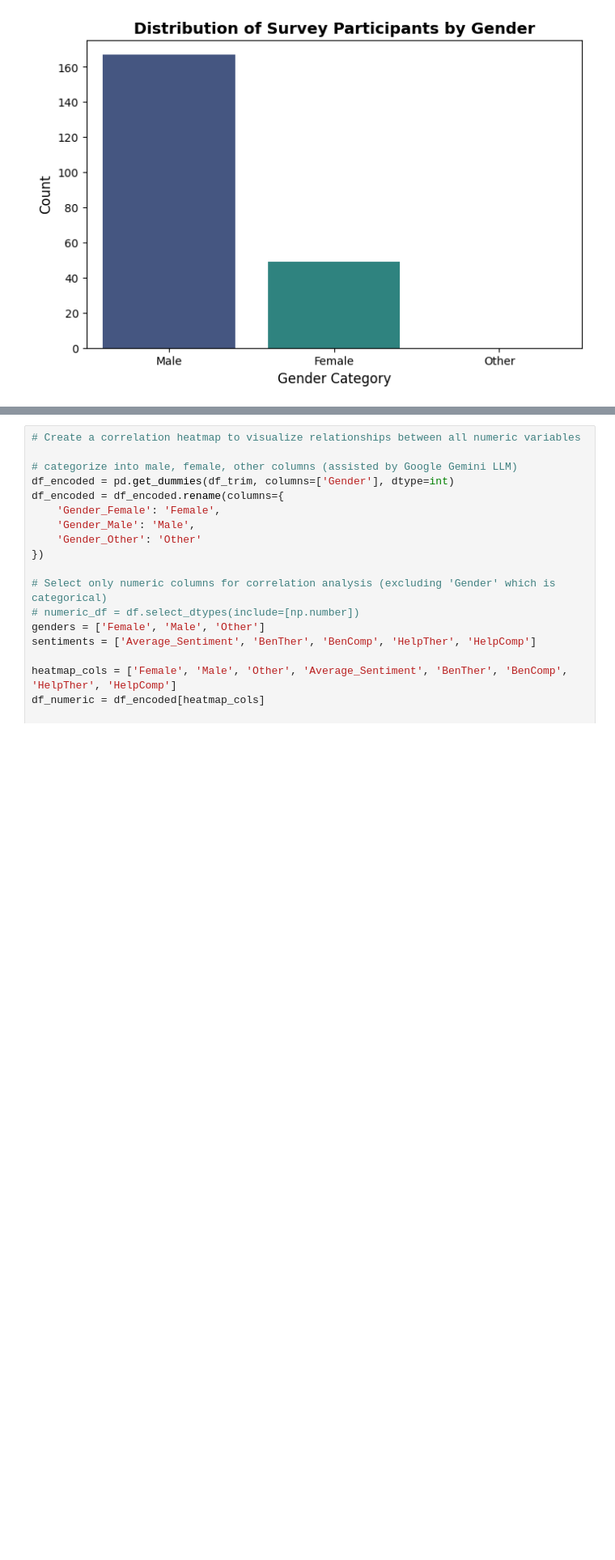
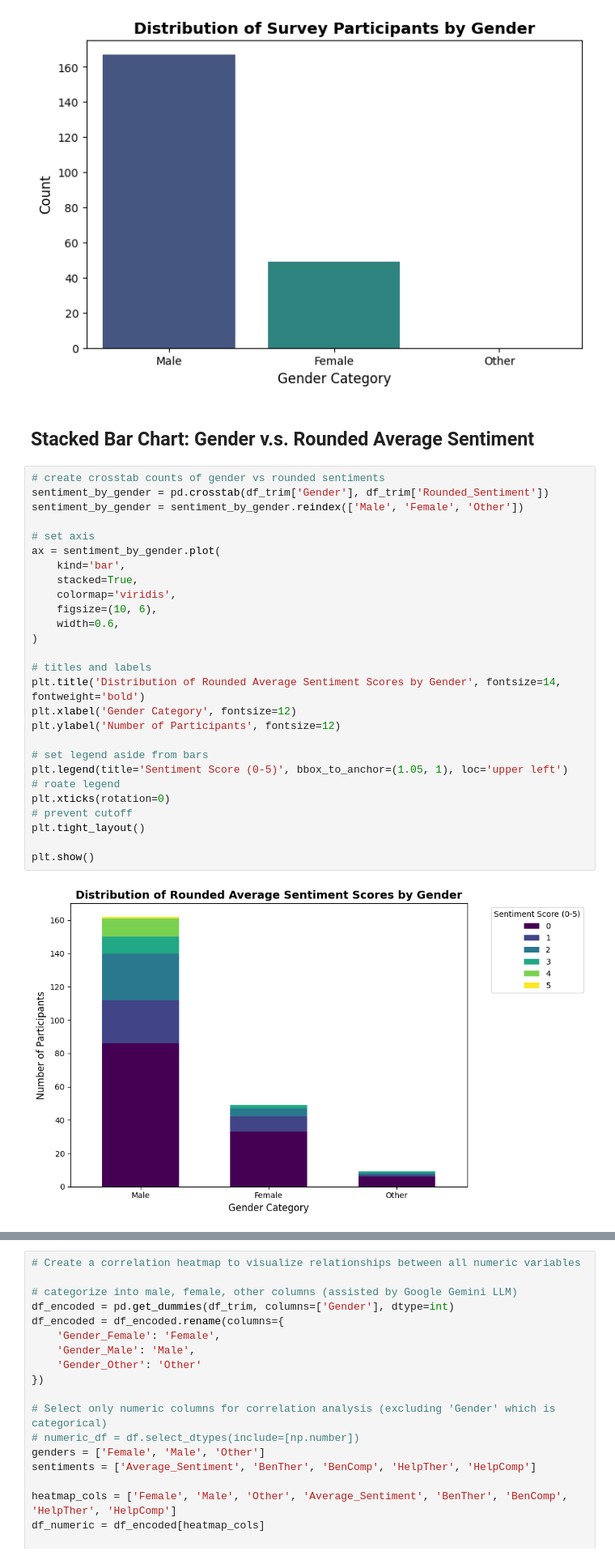
Before and after one commit to avamwilliams/105Lab5-6, a Jupyter notebook: proj.ipynb, the cells around one changed output, grey strips where cells are left out. Shown at 81% size. Drawn from its saved outputs; the diff is of its cells as text; blank space fills up the shorter version.

Commit message:
Update proj.ipynb
re-add stacked bar chart

```diff
--- a/proj.ipynb
+++ b/proj.ipynb
@@ -63,4 +63,35 @@ Passing `palette` without assigning `hue` is deprecated and will be removed in v
 
   sns.countplot(data=df, x='Gender', palette='viridis', order=['Male', 'Female', 'Other'])
 [figure]
+# %% [markdown]
+## Stacked Bar Chart: Gender v.s. Rounded Average Sentiment
+# %%
+# create crosstab counts of gender vs rounded sentiments
+sentiment_by_gender = pd.crosstab(df_trim['Gender'], df_trim['Rounded_Sentiment'])
+sentiment_by_gender = sentiment_by_gender.reindex(['Male', 'Female', 'Other'])
+
+# set axis
+ax = sentiment_by_gender.plot(
+    kind='bar',
+    stacked=True,
+    colormap='viridis',
+    figsize=(10, 6),
+    width=0.6,
+)
+
+# titles and labels
+plt.title('Distribution of Rounded Average Sentiment Scores by Gender', fontsize=14, fontweight='bold')
+plt.xlabel('Gender Category', fontsize=12)
+plt.ylabel('Number of Participants', fontsize=12)
+
+# set legend aside from bars
+plt.legend(title='Sentiment Score (0-5)', bbox_to_anchor=(1.05, 1), loc='upper left')
+# roate legend
+plt.xticks(rotation=0)
+# prevent cutoff
+plt.tight_layout()
+
+plt.show()
+# %% [output]
+[figure, added]
 # %% [markdown]
```
Also changed, not shown: parts of 2 cells of this notebook.
